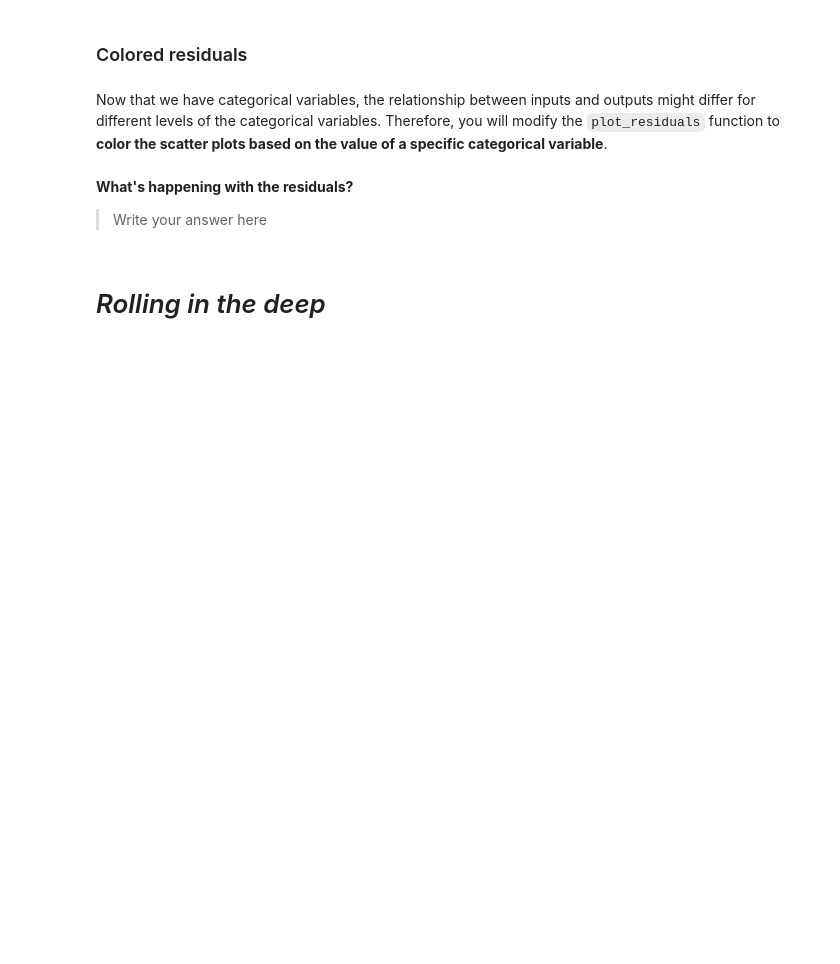
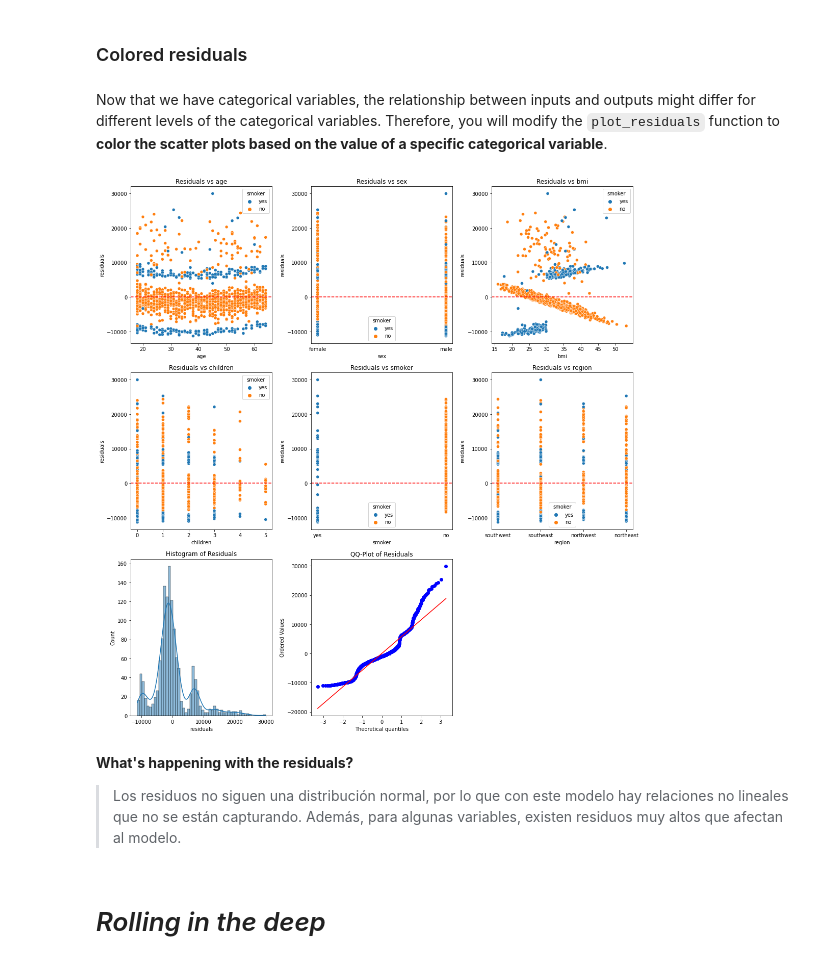
Before and after one commit to ICAI-IMAT-ML/p2-4-Claudiaa10, a Jupyter notebook: notebook/Lab_2_4_LR2.ipynb, the cells around one changed output. Drawn from its saved outputs; the diff is of its cells as text; code cells hidden in the pictures; blank space fills up the shorter version.

```diff
--- a/notebook/Lab_2_4_LR2.ipynb
+++ b/notebook/Lab_2_4_LR2.ipynb
@@ -170,7 +180,11 @@ In order to fit a regression model with these contributions, construct a new dat
 * Also, pay attention to the fact that you can use whatever contribution you see fit here, not just these previous ones.
 # %%
 # TODO
-data_transf = pd.DataFrame({'Input1': input1 ** None,   # Substitute "None" by the degree you think works here
+input1 = data["Input1"].to_numpy()
+input3 = data["Input3"].to_numpy()
+input4 = data["Input4"].to_numpy()
+output = data["Output"].to_numpy()
+data_transf = pd.DataFrame({'Input1': input1 ** 2,   # Substitute "None" by the degree you think works here
                             'Input2': np.exp(input3),
                             'Input3': input4,
                             'Output': output})
@@ -243,7 +264,7 @@ data = pd.read_csv(url)
 
 # Preprocess the data
 # TODO: One-hot encode categorical variables. Use pd.get_dummies()
-data_encoded = pd.get_dummies(None)
+data_encoded = pd.get_dummies(data,columns=["sex","smoker","region"],drop_first=True)
 
 # Split the data into features (X) and target (y)
 X = data_encoded.drop('charges', axis=1)
@@ -278,7 +301,7 @@ def plot_residuals(data, output_column, prediction_column, categorical_var=None)
         categorical_var (str, optional): The name of a categorical variable for coloring. Defaults to None.
     """
     # TODO: As before, calculate residuals
-    data['residuals'] = None
+    data['residuals'] = data[output_column] - data[prediction_column]
 
     # Identify columns to plot (excluding the output and prediction columns)
     columns_to_plot = [col for col in data.columns if col not in [output_column, prediction_column, 'residuals']]
@@ -294,38 +317,41 @@ def plot_residuals(data, output_column, prediction_column, categorical_var=None)
     axes = axes.flatten()
 
     # TODO: Plot each variable against the residuals
     for i, col in enumerate(columns_to_plot):
         ax = axes[i]
 
         if categorical_var and categorical_var in data.columns:
-            sns.scatterplot(x = None, y = None, data=data, ax=ax hue = None)
+            sns.scatterplot(x=col, y='residuals', data=data, ax=ax, hue=categorical_var)
         else:
-            sns.scatterplot(x = None, y = None, data=data, ax=ax)
+            sns.scatterplot(x=col, y='residuals', data=data, ax=ax)
 
         ax.set_title(f'Residuals vs {col}')
         ax.axhline(0, ls='--', color='r')
+
 
     # Histogram of residuals
     sns.histplot(data['residuals'], kde=True, ax=axes[i + 1])
     axes[i + 1].set_title('Histogram of Residuals')
 
     # QQ-plot of residuals
     stats.probplot(data['residuals'], dist="norm", plot=axes[i + 2])
     axes[i + 2].set_title('QQ-Plot of Residuals')
 
     # Hide any unused axes
     for j in range(i + 3, len(axes)):
         axes[j].set_visible(False)
 
     plt.tight_layout()
     plt.show()
 
 data['predictions'] = model.predict(X)
 # Example usage
 plot_residuals(data, 'charges', 'predictions', 'smoker')
+# %% [output]
+[figure, added]
-# %% [markdown]
-**What's happening with the residuals?**
-> Write your answer here
+# %% [markdown]
+**What's happening with the residuals?**
+> Los residuos no siguen una distribución normal, por lo que con este modelo hay relaciones no lineales que no se están capturando. Además, para algunas variables, existen residuos muy altos que afectan al modelo.
 # %% [markdown]
 # _Rolling in the deep_
 # %% [markdown]
```
Also changed, not shown: parts of 15 cells of this notebook.
